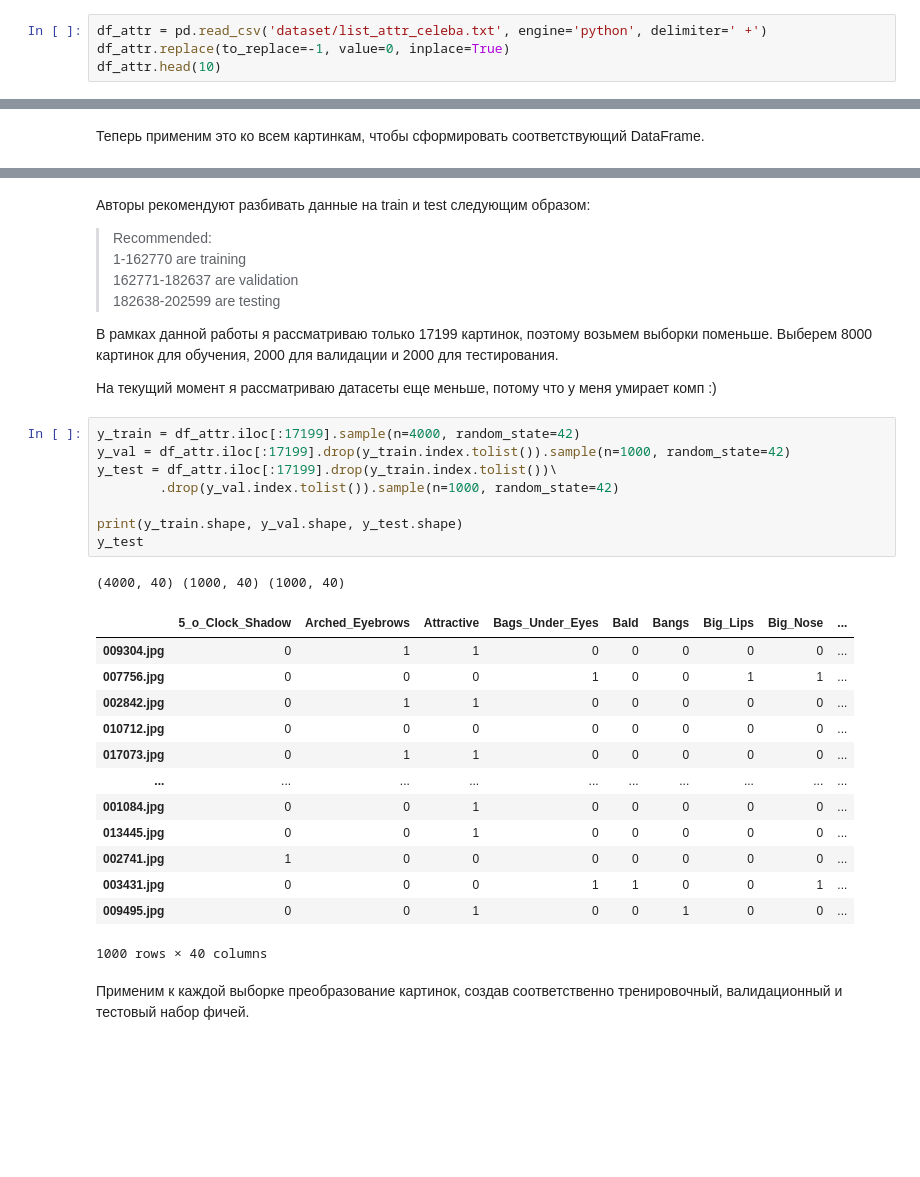
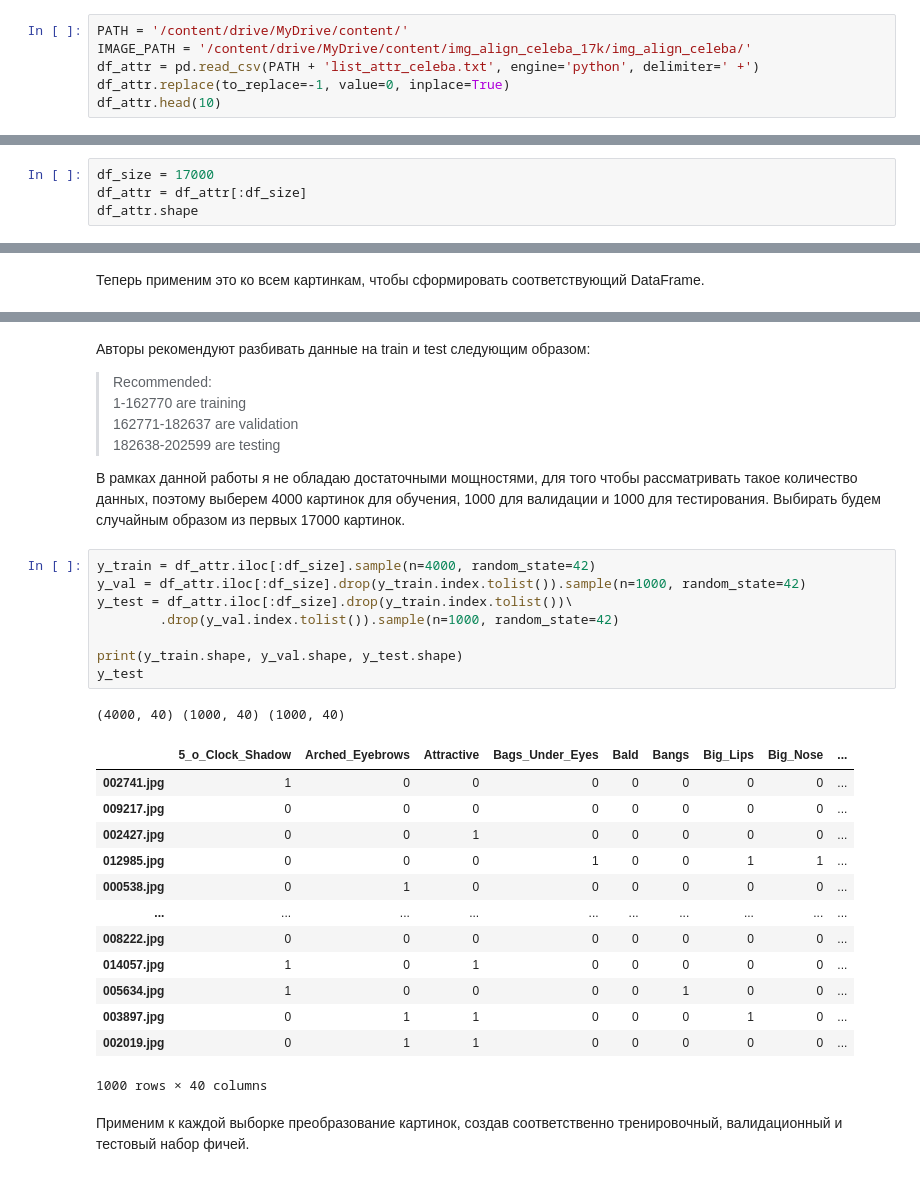
Before and after one commit to MariaZacharneva/face_attributes_recognition, a Jupyter notebook: face_attributes_recogtinion.ipynb, the cells around one changed output, grey strips where cells are left out. Cells and saved outputs as stored; diff of their text form; blank space fills up the shorter version.

```diff
--- a/face_attributes_recogtinion.ipynb
+++ b/face_attributes_recogtinion.ipynb
@@ -13,7 +18,9 @@ from PIL import Image
 # %% [markdown]
 Для начала загрузим данные. В оригинальном датасете используется 1, если атрибут присутствует, и -1, если нет, но нам удобнее использовать 1 и 0.
 # %%
-df_attr = pd.read_csv('dataset/list_attr_celeba.txt', engine='python', delimiter=' +')
+PATH = '/content/drive/MyDrive/content/'
+IMAGE_PATH = '/content/drive/MyDrive/content/img_align_celeba_17k/img_align_celeba/'
+df_attr = pd.read_csv(PATH + 'list_attr_celeba.txt', engine='python', delimiter=' +')
 df_attr.replace(to_replace=-1, value=0, inplace=True)
 df_attr.head(10)
 # %% [output]
@@ -60,0 +60,4 @@ Name: 000001.jpg, dtype: int64
+# %%
+df_size = 17000
+df_attr = df_attr[:df_size]
+df_attr.shape
@@ -103,32 +169,29 @@ def create_features_from_indexes(indexes, columns, verboze=1):
 162771-182637 are validation\
 182638-202599 are testing
 
-В рамках данной работы я рассматриваю только 17199 картинок, поэтому возьмем выборки поменьше. Выберем 8000 картинок для обучения, 2000 для валидации и 2000 для тестирования.
-
-
-На текущий момент я рассматриваю датасеты еще меньше, потому что у меня умирает комп :)
+В рамках данной работы я не обладаю достаточными мощностями, для того чтобы рассматривать такое количество данных, поэтому выберем 4000 картинок для обучения, 1000 для валидации и 1000 для тестирования. Выбирать будем случайным образом из первых 17000 картинок.
 # %%
-y_train = df_attr.iloc[:17199].sample(n=4000, random_state=42)
-y_val = df_attr.iloc[:17199].drop(y_train.index.tolist()).sample(n=1000, random_state=42)
-y_test = df_attr.iloc[:17199].drop(y_train.index.tolist())\
+y_train = df_attr.iloc[:df_size].sample(n=4000, random_state=42)
+y_val = df_attr.iloc[:df_size].drop(y_train.index.tolist()).sample(n=1000, random_state=42)
+y_test = df_attr.iloc[:df_size].drop(y_train.index.tolist())\
         .drop(y_val.index.tolist()).sample(n=1000, random_state=42)
 
 print(y_train.shape, y_val.shape, y_test.shape)
 y_test
 # %% [output]
 (4000, 40) (1000, 40) (1000, 40)
 |  | 5_o_Clock_Shadow | Arched_Eyebrows | Attractive | Bags_Under_Eyes | Bald | Bangs | Big_Lips | Big_Nose | ... |
-| 009304.jpg | 0 | 1 | 1 | 0 | 0 | 0 | 0 | 0 | ... |
-| 007756.jpg | 0 | 0 | 0 | 1 | 0 | 0 | 1 | 1 | ... |
-| 002842.jpg | 0 | 1 | 1 | 0 | 0 | 0 | 0 | 0 | ... |
-| 010712.jpg | 0 | 0 | 0 | 0 | 0 | 0 | 0 | 0 | ... |
-| 017073.jpg | 0 | 1 | 1 | 0 | 0 | 0 | 0 | 0 | ... |
+| 002741.jpg | 1 | 0 | 0 | 0 | 0 | 0 | 0 | 0 | ... |
+| 009217.jpg | 0 | 0 | 0 | 0 | 0 | 0 | 0 | 0 | ... |
+| 002427.jpg | 0 | 0 | 1 | 0 | 0 | 0 | 0 | 0 | ... |
+| 012985.jpg | 0 | 0 | 0 | 1 | 0 | 0 | 1 | 1 | ... |
+| 000538.jpg | 0 | 1 | 0 | 0 | 0 | 0 | 0 | 0 | ... |
 | ... | ... | ... | ... | ... | ... | ... | ... | ... | ... |
-| 001084.jpg | 0 | 0 | 1 | 0 | 0 | 0 | 0 | 0 | ... |
-| 013445.jpg | 0 | 0 | 1 | 0 | 0 | 0 | 0 | 0 | ... |
-| 002741.jpg | 1 | 0 | 0 | 0 | 0 | 0 | 0 | 0 | ... |
-| 003431.jpg | 0 | 0 | 0 | 1 | 1 | 0 | 0 | 1 | ... |
-| 009495.jpg | 0 | 0 | 1 | 0 | 0 | 1 | 0 | 0 | ... |
+| 008222.jpg | 0 | 0 | 0 | 0 | 0 | 0 | 0 | 0 | ... |
+| 014057.jpg | 1 | 0 | 1 | 0 | 0 | 0 | 0 | 0 | ... |
+| 005634.jpg | 1 | 0 | 0 | 0 | 0 | 1 | 0 | 0 | ... |
+| 003897.jpg | 0 | 1 | 1 | 0 | 0 | 0 | 1 | 0 | ... |
+| 002019.jpg | 0 | 1 | 1 | 0 | 0 | 0 | 0 | 0 | ... |
 1000 rows × 40 columns
 # %% [markdown]
 Применим к каждой выборке преобразование картинок, создав соответственно тренировочный, валидационный и тестовый набор фичей.
```
Also changed, not shown: parts of 98 cells of this notebook.
